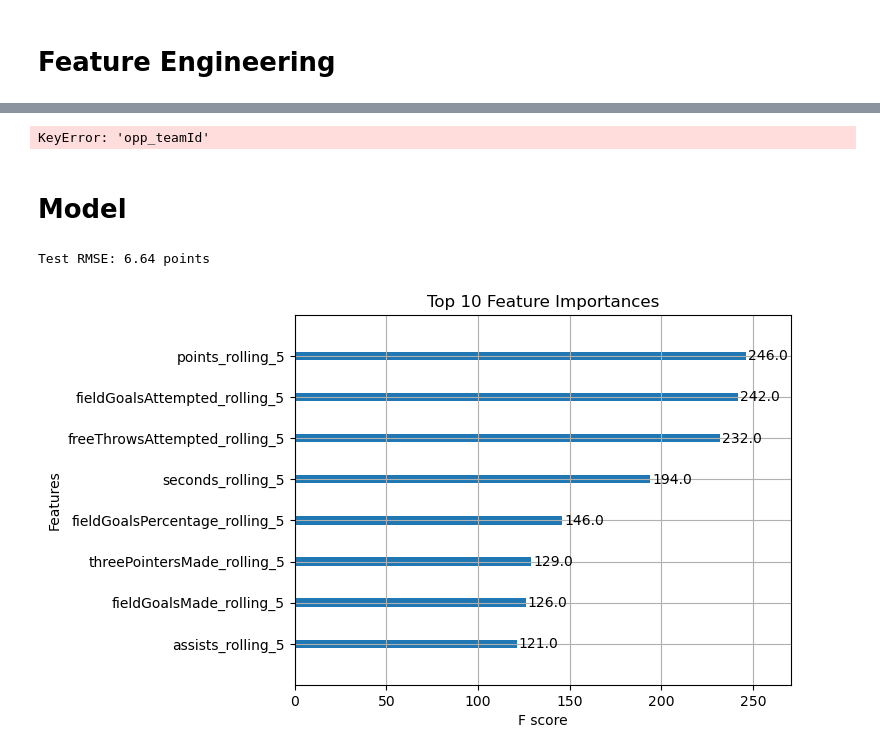
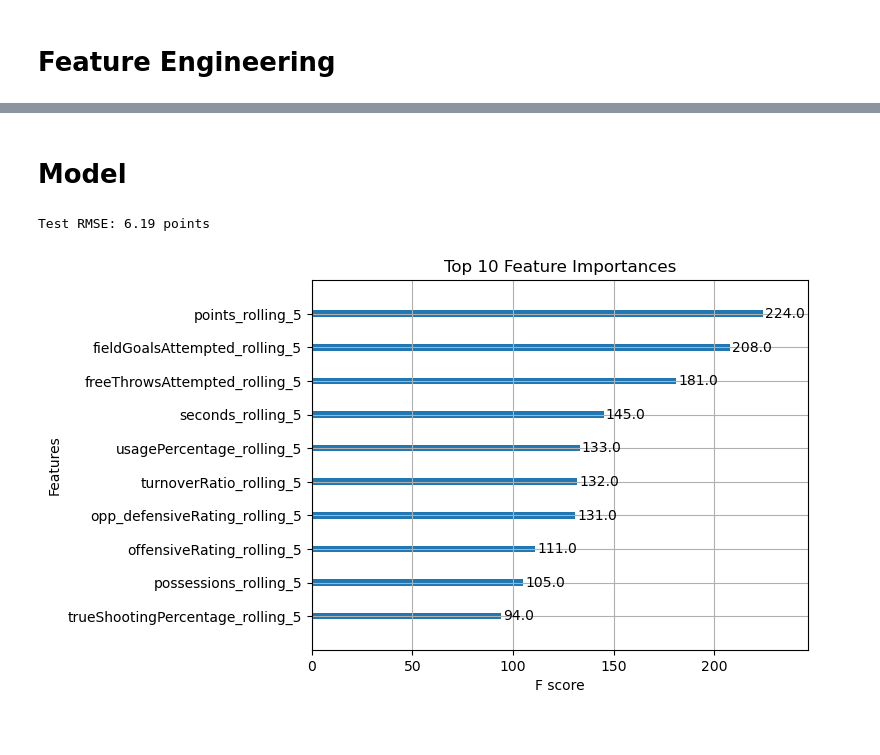
Before and after one commit to gaborszita/cmpsc-190a-project, a Jupyter notebook: owen_data.ipynb, the cells around one changed output, grey strips where cells are left out. Drawn from its saved outputs; the diff is of its cells as text; code cells hidden in the pictures.

Commit message:
op - basic model (check for errors)

```diff
--- a/owen_data.ipynb
+++ b/owen_data.ipynb
@@ -96,3 +61,0 @@ data
-# %%
-games = data.drop_duplicates(subset=['gameId', 'teamId'])
-games = games[['gameId', 'teamId', 'team_defensiveRating', 'gameDate']]
@@ -154,13 +62,32 @@ data
-# %%
-merged_df = pd.merge(
-    data,
-    games,
-    left_on=['gameId', 'opp_teamId'],
-    right_on=['gameId', 'teamId'],
-    how='left'
-)
-# %% [output]
-KeyError: 'opp_teamId'
+# %%
+def opp_team_rolling_5(stat):
+    games = data.drop_duplicates(subset=['gameId', 'teamId'])
+    games = games[['gameId', 'teamId', stat]]
+
+    games[f'team_{stat}_rolling_5'] = (
+        games.groupby('teamId')[stat]
+            .transform(lambda x: x.shift().rolling(window=5).mean())
+    )
+
+    merged_df = pd.merge(
+        data,
+        games,
+        left_on=['gameId', 'opp_teamId'],
+        right_on=['gameId', 'teamId'],
+        how='left'
+    )
+
+    merged_df = merged_df.drop(columns=['teamId_y', f'{stat}_y'])
+
+    merged_df = merged_df.rename(columns={
+        'teamId_x': 'teamId',
+        f'{stat}_x': '{stat}',
+        f'team_{stat}_rolling_5': f'opp_{stat}_rolling_5'
+    })
+
+    return merged_df
+# %%
+data = opp_team_rolling_5('defensiveRating')
 # %% [markdown]
 # Model
 # %%
@@ -169,14 +96,16 @@ target = "points"
 
 # Select features to train on
 features = [
-    "points_rolling_5",
-    "fieldGoalsMade_rolling_5",
-    "fieldGoalsPercentage_rolling_5",
     "seconds_rolling_5",
     "fieldGoalsAttempted_rolling_5",
-    "threePointersMade_rolling_5",
     "freeThrowsAttempted_rolling_5",
-    "assists_rolling_5"
+    "points_rolling_5",
+    "offensiveRating_rolling_5",
+    "turnoverRatio_rolling_5",
+    "trueShootingPercentage_rolling_5",
+    "usagePercentage_rolling_5",
+    "possessions_rolling_5",
+    "opp_defensiveRating_rolling_5",
 ]
 
 # Drop rows with missing data (or impute if you prefer)
@@ -185,32 +114,32 @@ data = data.dropna(subset=features + [target])
 # Split into features (X) and target (y)
 X = data[features]
 y = data[target]
 
 # Split train/test by time order to avoid data leakage
 X_train, X_test, y_train, y_test = train_test_split(X, y, shuffle=False)
 
 # Train the XGBoost Regressor
 model = XGBRegressor(
     n_estimators=100,
     learning_rate=0.1,
     max_depth=4,
     subsample=0.8,
     colsample_bytree=0.8,
     random_state=42
 )
 
 model.fit(X_train, y_train)
 
 # Predict and evaluate
 y_pred = model.predict(X_test)
 mse = mean_squared_error(y_test, y_pred)
 rmse = np.sqrt(mse)
 print(f"Test RMSE: {rmse:.2f} points")
 
 # Plot Feature Importance
 plot_importance(model, max_num_features=10)
 plt.title("Top 10 Feature Importances")
 plt.show()
 # %% [output]
-Test RMSE: 6.64 points
+Test RMSE: 6.19 points
-[figure, old version]
+[figure, new version]
```
Also changed, not shown: parts of 8 cells of this notebook, 6 other files.
